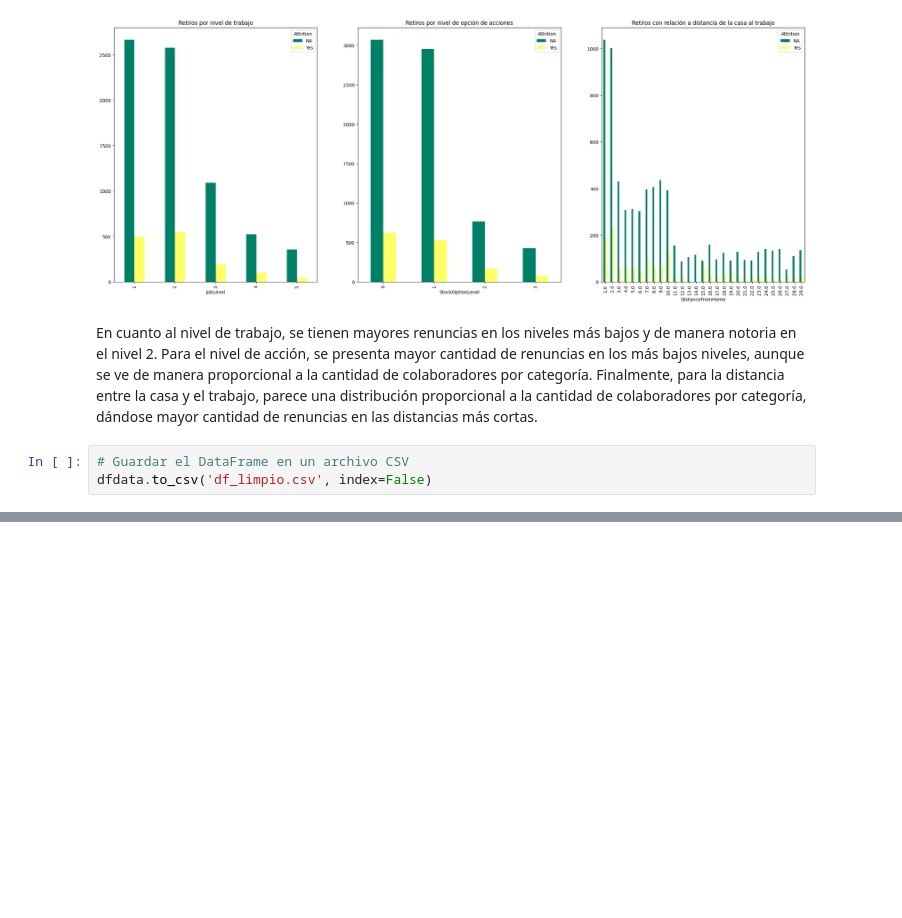
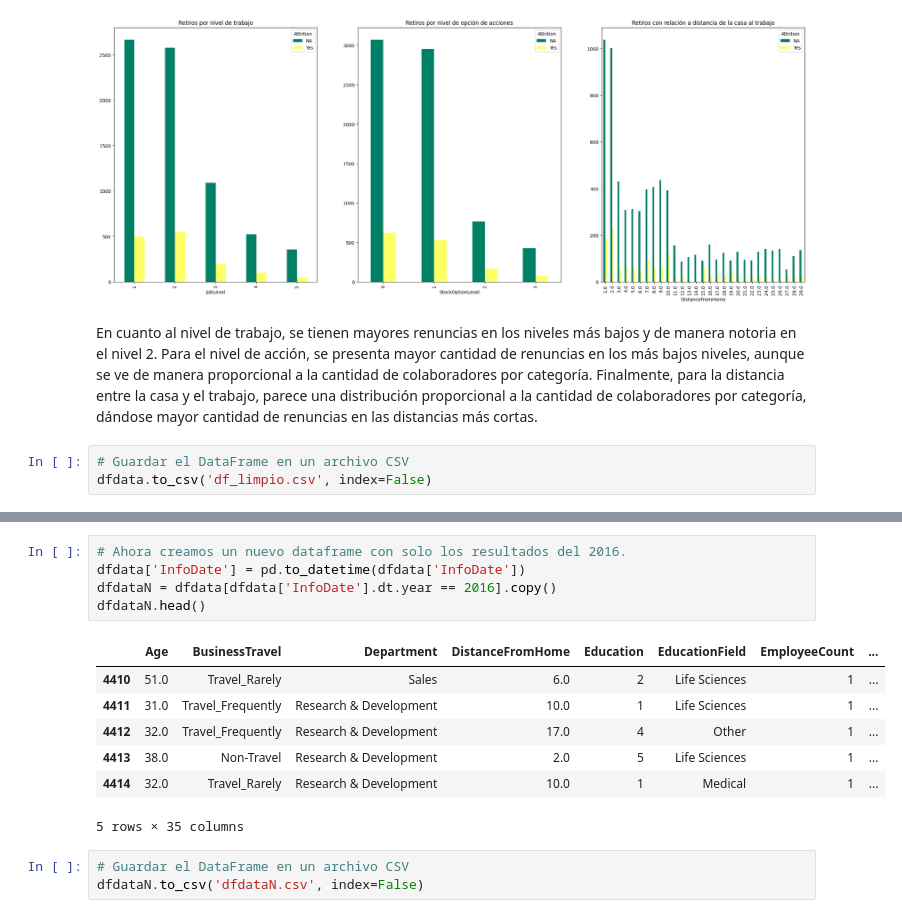
Before and after one commit to veronica1908/RH_Entrega1, a Jupyter notebook: 2_carga_lib_paq_limpieza_a_exploratorio.ipynb, the cells around one changed output, grey strips where cells are left out. Cells and saved outputs as stored; diff of their text form; blank space fills up the shorter version.

```diff
--- a/2_carga_lib_paq_limpieza_a_exploratorio.ipynb
+++ b/2_carga_lib_paq_limpieza_a_exploratorio.ipynb
@@ -436,0 +547,16 @@ dfdata.to_csv('df_limpio.csv', index=False)
+# %%
+# Ahora creamos un nuevo dataframe con solo los resultados del 2016.
+dfdata['InfoDate'] = pd.to_datetime(dfdata['InfoDate'])
+dfdataN = dfdata[dfdata['InfoDate'].dt.year == 2016].copy()
+dfdataN.head()
+# %% [output]
+|  | Age | BusinessTravel | Department | DistanceFromHome | Education | EducationField | EmployeeCount | ... |
+| 4410 | 51.0 | Travel_Rarely | Sales | 6.0 | 2 | Life Sciences | 1 | ... |
+| 4411 | 31.0 | Travel_Frequently | Research & Development | 10.0 | 1 | Life Sciences | 1 | ... |
+| 4412 | 32.0 | Travel_Frequently | Research & Development | 17.0 | 4 | Other | 1 | ... |
+| 4413 | 38.0 | Non-Travel | Research & Development | 2.0 | 5 | Life Sciences | 1 | ... |
+| 4414 | 32.0 | Travel_Rarely | Research & Development | 10.0 | 1 | Medical | 1 | ... |
+5 rows × 35 columns
+# %%
+# Guardar el DataFrame en un archivo CSV
+dfdataN.to_csv('dfdataN.csv', index=False)
```
Also changed, not shown: parts of 6 cells of this notebook, 1 other file.
